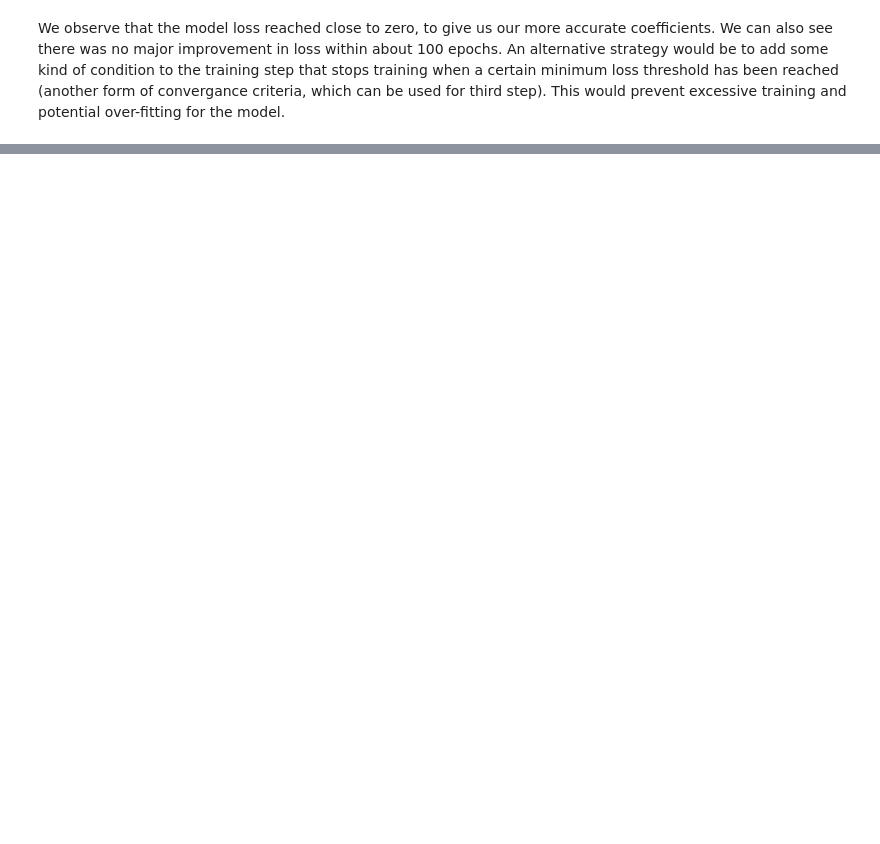
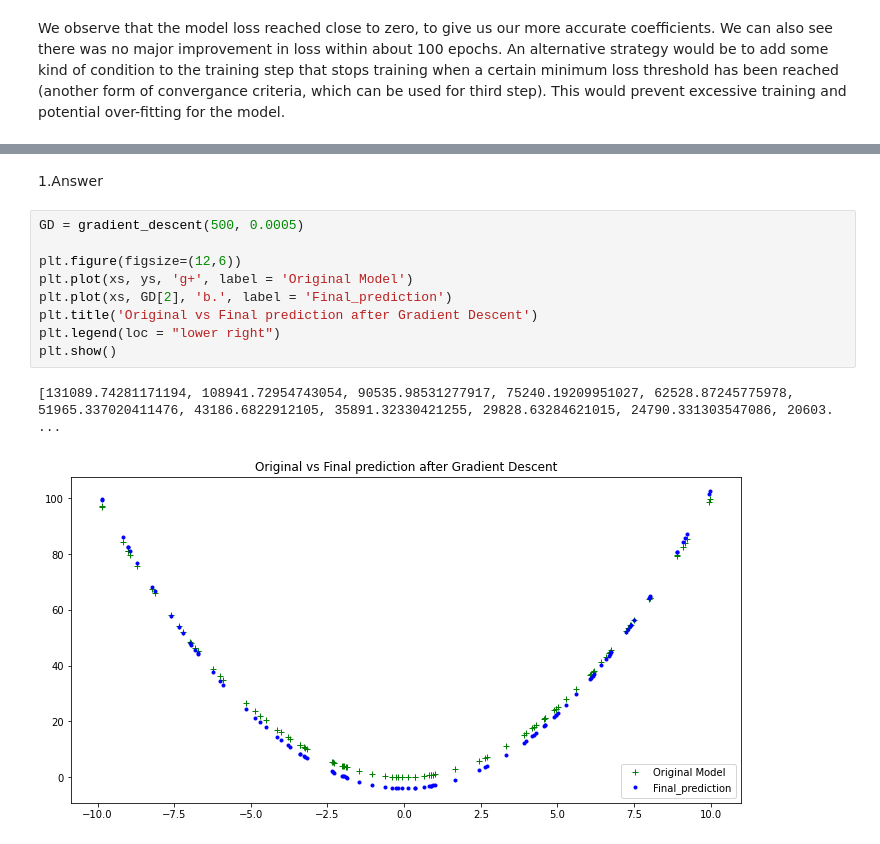
Before and after one commit to sriramdussa/fmml-jan-2022, a Jupyter notebook: Lab10.ipynb, the cells around one changed output, grey strips where cells are left out. Saved outputs shown, nothing was run; the diff lists cells and outputs as text; blank space fills up the shorter version.

```diff
--- a/Lab10.ipynb
+++ b/Lab10.ipynb
@@ -379,0 +396,14 @@ NOTES:
+# %% [markdown]
+1.Answer
+# %%
+GD = gradient_descent(500, 0.0005)
+
+plt.figure(figsize=(12,6))
+plt.plot(xs, ys, 'g+', label = 'Original Model')
+plt.plot(xs, GD[2], 'b.', label = 'Final_prediction')
+plt.title('Original vs Final prediction after Gradient Descent')
+plt.legend(loc = "lower right")
+plt.show()
+# %% [output]
+[131089.74281171194, 108941.72954743054, 90535.98531277917, 75240.19209951027, 62528.87245775978, 51965.337020411476, 43186.6822912105, 35891.32330421255, 29828.63284621015, 24790.331303547086, 20603. ...
+[figure, added]
```
Also changed, not shown: parts of 16 cells of this notebook.
